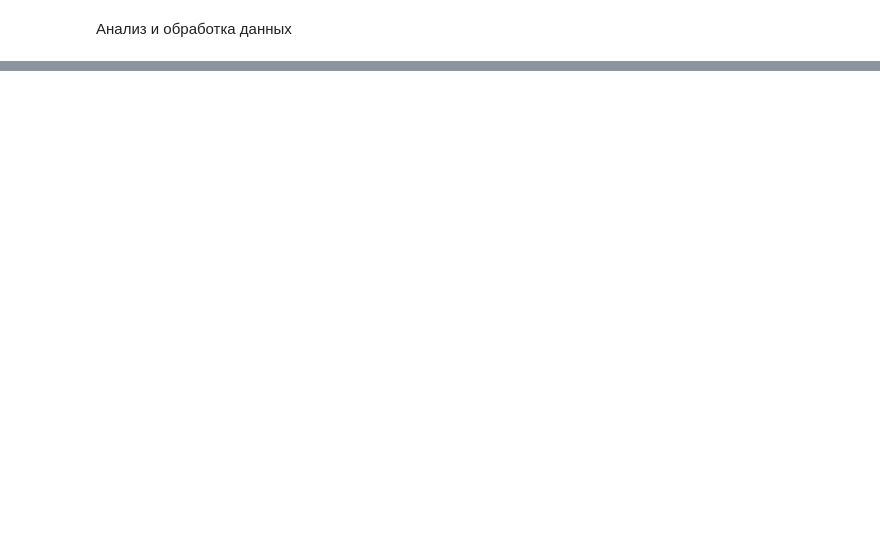
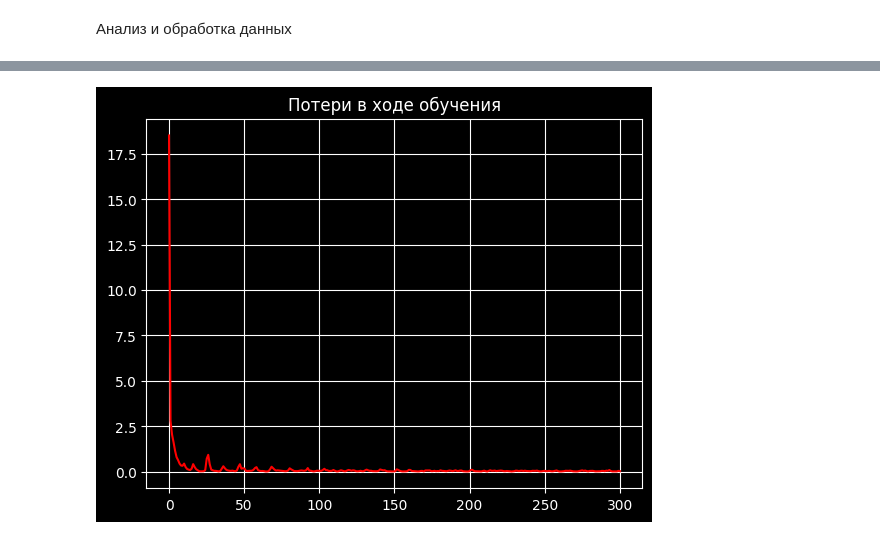
Before and after one commit to Asdergh/LDTProject, a Jupyter notebook: data_analization.ipynb, the cells around one changed output, grey strips where cells are left out. Saved outputs shown, nothing was run; the diff lists cells and outputs as text; code cells hidden in the pictures; blank space fills up the shorter version.

```diff
--- a/data_analization.ipynb
+++ b/data_analization.ipynb
@@ -735,0 +700,24 @@ def show_data(collection_name):
+# %%
+def build_reg_model(need_feature_shape):
+
+    input_tensor = tf.keras.Input(shape=(need_feature_shape, ))
+
+    model_layer = tf.keras.layers.Dense(120, activation="relu")(input_tensor)
+    model_layer = tf.keras.layers.Dense(64, activation="relu")(model_layer)
+    model_layer = tf.keras.layers.Dense(32, activation="relu")(model_layer)
+    model_layer = tf.keras.layers.Dense(1, activation="linear")(model_layer)
+
+    model = tf.keras.Model(input_tensor, model_layer)
+    model.compile(
+        optimizer=tf.keras.optimizers.RMSprop(learning_rate=0.01),
+        loss=tf.keras.losses.MeanSquaredError(),
+        metrics=[tf.keras.metrics.MeanAbsoluteError()]
+    )
+
+    return model
+# %%
+regression_model = build_reg_model(need_feature_shape=result_dataset_tensor.shape[1])
+print(type(regression_model))
+reg_model_history = regression_model.fit(result_dataset_tensor, result_dataset_labels,
+                                           epochs=300,
+                                           batch_size=60)
@@ -735,0 +742,8 @@ def show_data(collection_name):
+# %%
+fig, axis = plt.subplots()
+axis.plot(np.linspace(0, len(reg_model_history.history["loss"]), len(reg_model_history.history["loss"])),
+          reg_model_history.history["loss"], color="red")
+axis.set_title("Потери в ходе обучения")
+axis.grid(True)
+# %% [output]
+[figure, added]
```
Also changed, not shown: parts of 27 cells of this notebook, 6 other files.
